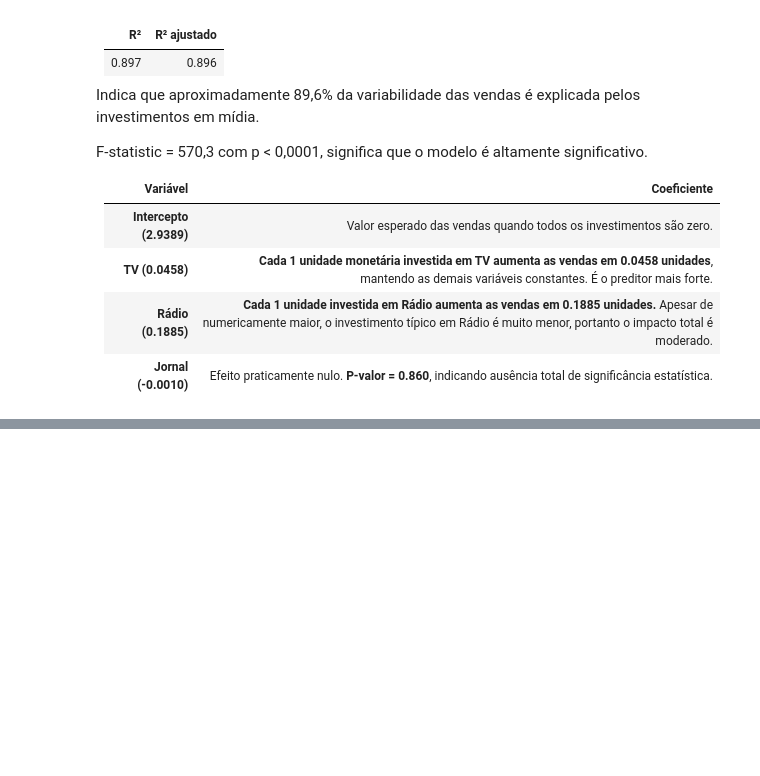
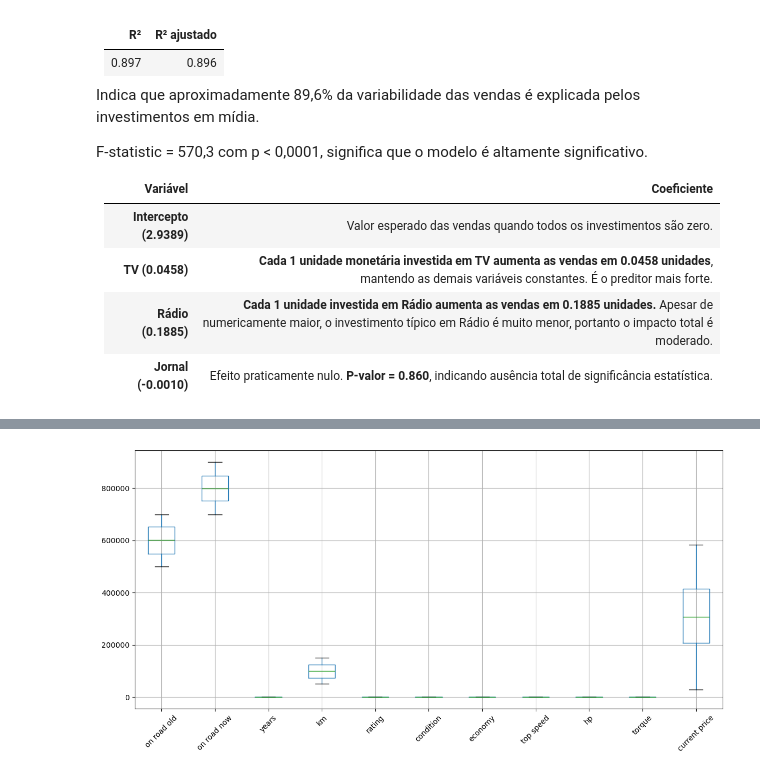
Before and after one commit to Math013/pos-graduacao, a Jupyter notebook: TécnicasAmostragemRegressãoLinear/Lista2-Python.ipynb, the cells around one changed output, grey strips where cells are left out. Cells and saved outputs as stored; diff of their text form; code cells hidden in the pictures; blank space fills up the shorter version.

```diff
--- a/TécnicasAmostragemRegressãoLinear/Lista2-Python.ipynb
+++ b/TécnicasAmostragemRegressãoLinear/Lista2-Python.ipynb
@@ -213,0 +231,2 @@ F-statistic = 570,3 com p < 0,0001, significa que o modelo é altamente signific
+# %%
+base = pd.read_csv('preco_carro.csv')
@@ -213,0 +287,11 @@ F-statistic = 570,3 com p < 0,0001, significa que o modelo é altamente signific
+# %%
+num_cols = ['on road old', 'on road now', 'years', 'km',
+            'rating', 'condition', 'economy',
+            'top speed', 'hp', 'torque', 'current price']
+
+plt.figure(figsize=(12, 6))
+base[num_cols].boxplot(rot=45)
+plt.tight_layout()
+plt.show()
+# %% [output]
+[figure, added]
```
Also changed, not shown: parts of 42 cells of this notebook, 20 other files.
